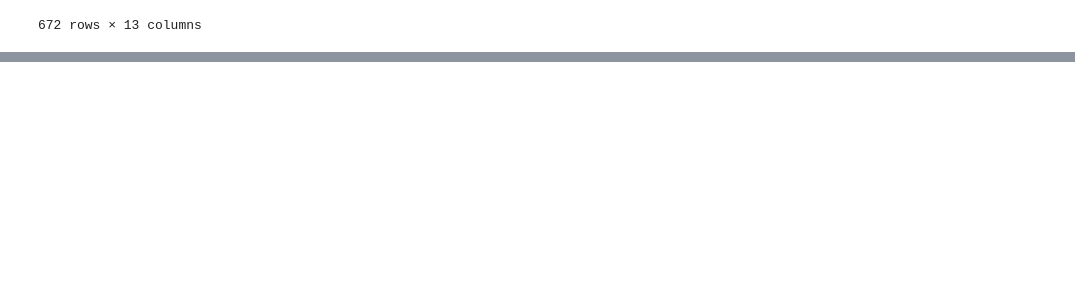
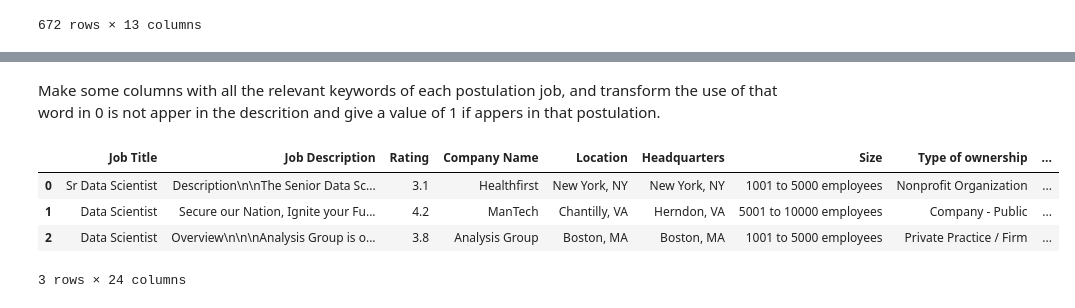
Before and after one commit to EstebanGarnicaMateus/Portfolio, a Jupyter notebook: ds_projects/data_science/DS_glassdoor.ipynb, the cells around one changed output, grey strips where cells are left out. Cells and saved outputs as stored; diff of their text form; code cells hidden in the pictures; blank space fills up the shorter version.

```diff
--- a/ds_projects/data_science/DS_glassdoor.ipynb
+++ b/ds_projects/data_science/DS_glassdoor.ipynb
@@ -300,0 +357,19 @@ df_uncleaned
+# %% [markdown]
+Make some columns with all the relevant keywords of each postulation job, and transform the use of that word in 0 is not apper in the descrition and give a value of 1 if appers in that postulation.
+# %%
+# List of keywords to search for
+keywords = ["machine learning", "python", "sql", "excel", "hadoop", "spark", "aws", "tableau", "power bi", "big data"]
+
+# Creating the columns for each keyword
+for keyword in keywords:
+    column_name = keyword.replace(" ", "_")
+    df_uncleaned[column_name] = df_uncleaned['Job Description'].str.contains(keyword, case=False, na=False).astype(int)
+
+# Showing the first records to verify the changes
+df_uncleaned.head(3)
+# %% [output]
+|  | Job Title | Job Description | Rating | Company Name | Location | Headquarters | Size | Type of ownership | ... |
+| 0 | Sr Data Scientist | Description\n\nThe Senior Data Sc... | 3.1 | Healthfirst | New York, NY | New York, NY | 1001 to 5000 employees | Nonprofit Organization | ... |
+| 1 | Data Scientist | Secure our Nation, Ignite your Fu... | 4.2 | ManTech | Chantilly, VA | Herndon, VA | 5001 to 10000 employees | Company - Public | ... |
+| 2 | Data Scientist | Overview\n\n\nAnalysis Group is o... | 3.8 | Analysis Group | Boston, MA | Boston, MA | 1001 to 5000 employees | Private Practice / Firm | ... |
+3 rows × 24 columns
```
Also changed, not shown: parts of 7 cells of this notebook.
